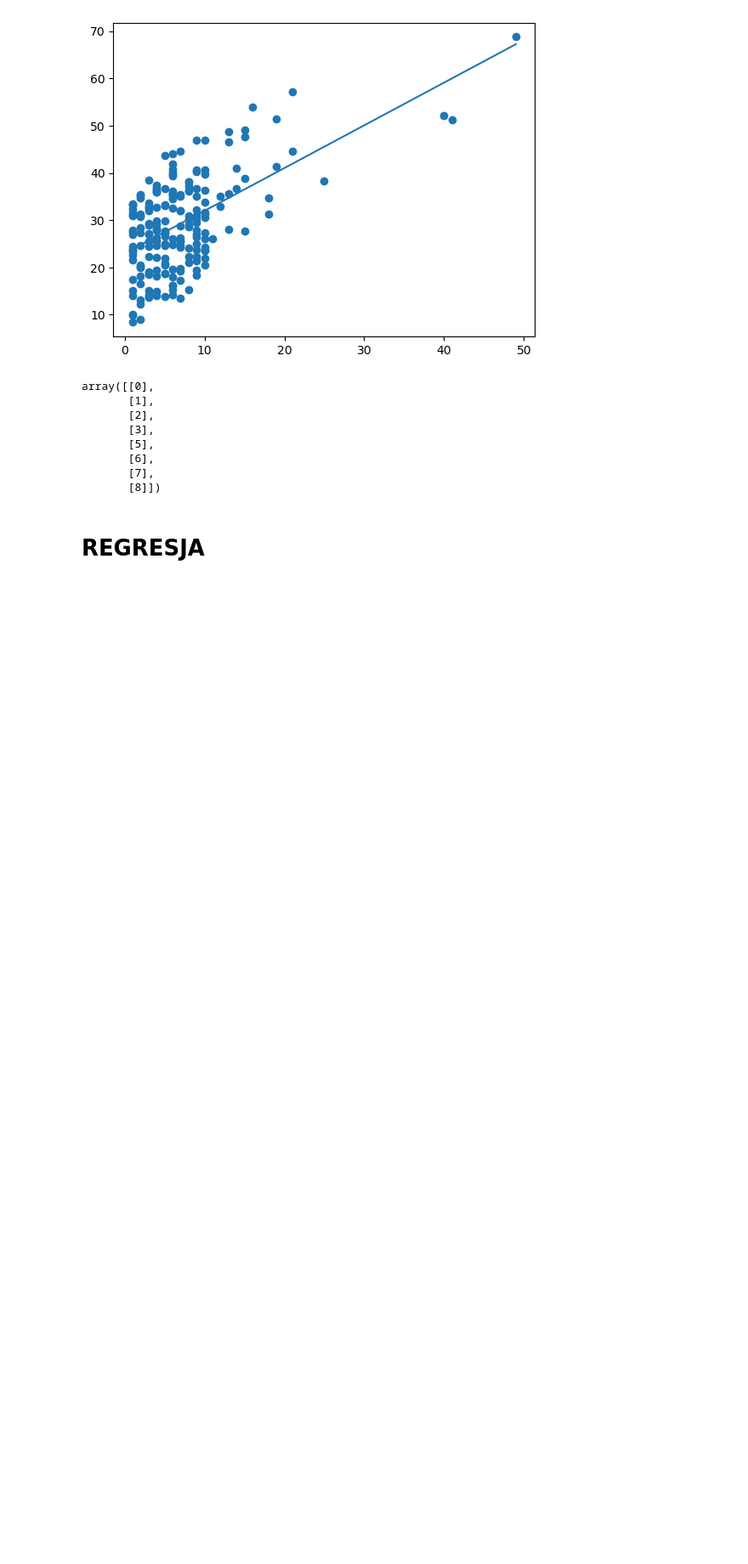
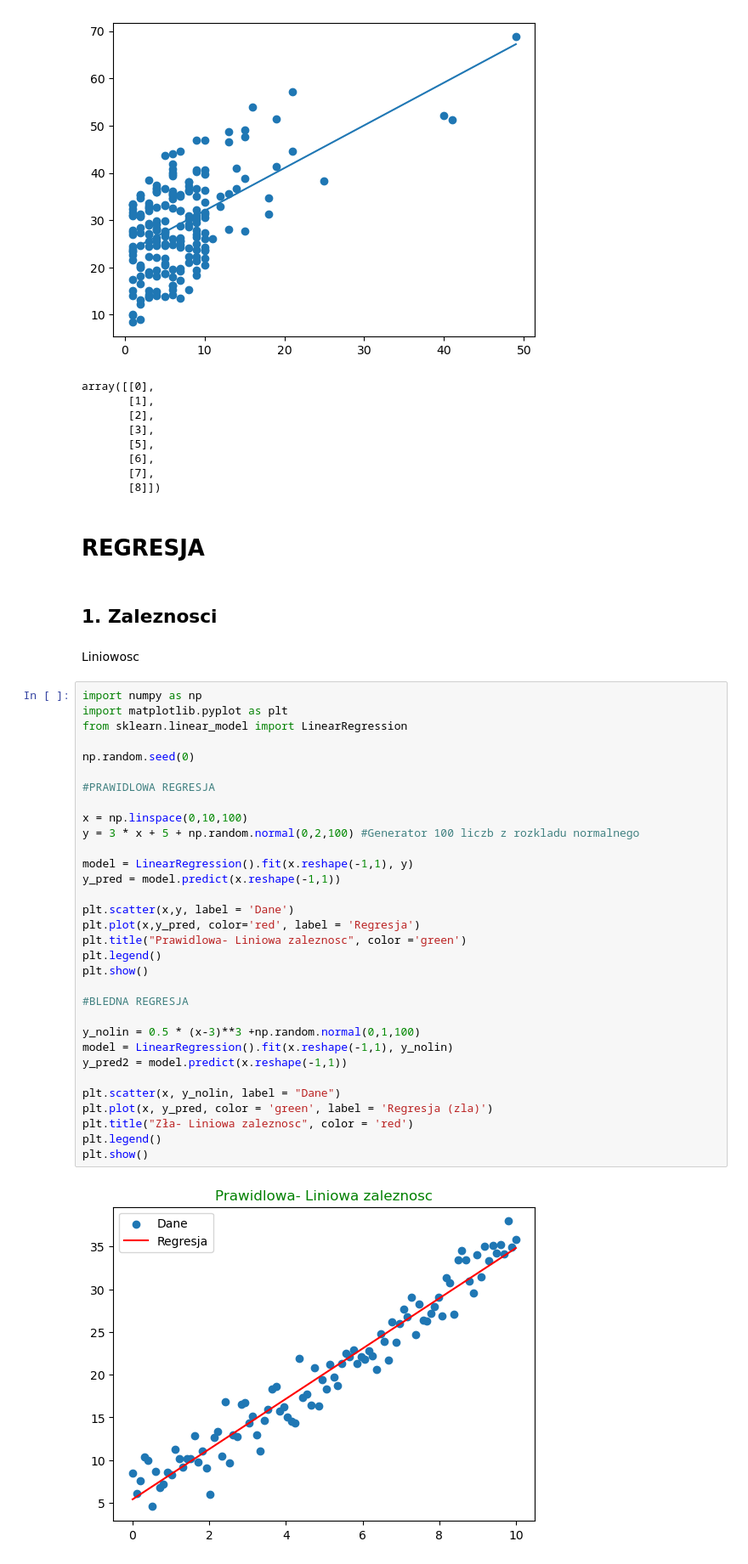
Before and after one commit to daniel22b/Data_science, a Jupyter notebook: plik.ipynb, the cells around one changed output. Shown: that part at 85% size. Saved outputs shown, nothing was run; the diff lists cells and outputs as text; blank space fills up the shorter version.

Commit message:
Regresja

```diff
--- a/plik.ipynb
+++ b/plik.ipynb
@@ -309,3 +215,43 @@ array([[0],
        [8]])
 # %% [markdown]
 # REGRESJA
+# %% [markdown]
+## 1. Zaleznosci
+# %% [markdown]
+<div class="alert alert-secondary" role="alert">
+  Liniowosc
+</div>
+# %%
+import numpy as np
+import matplotlib.pyplot as plt
+from sklearn.linear_model import LinearRegression
+
+np.random.seed(0)
+
+#PRAWIDLOWA REGRESJA
+
+x = np.linspace(0,10,100)
+y = 3 * x + 5 + np.random.normal(0,2,100) #Generator 100 liczb z rozkladu normalnego
+
+model = LinearRegression().fit(x.reshape(-1,1), y)
+y_pred = model.predict(x.reshape(-1,1))
+
+plt.scatter(x,y, label = 'Dane')
+plt.plot(x,y_pred, color='red', label = 'Regresja')
+plt.title("Prawidlowa- Liniowa zaleznosc", color ='green')
+plt.legend()
+plt.show()
+
+#BLEDNA REGRESJA
+
+y_nolin = 0.5 * (x-3)**3 +np.random.normal(0,1,100)
+model = LinearRegression().fit(x.reshape(-1,1), y_nolin)
+y_pred2 = model.predict(x.reshape(-1,1))
+
+plt.scatter(x, y_nolin, label = "Dane")
+plt.plot(x, y_pred, color = 'green', label = 'Regresja (zla)')
+plt.title("Zła- Liniowa zaleznosc", color = 'red')
+plt.legend()
+plt.show()
+# %% [output]
+[figure, added]
```
Also changed, not shown: parts of 38 cells of this notebook, 1 other file.
